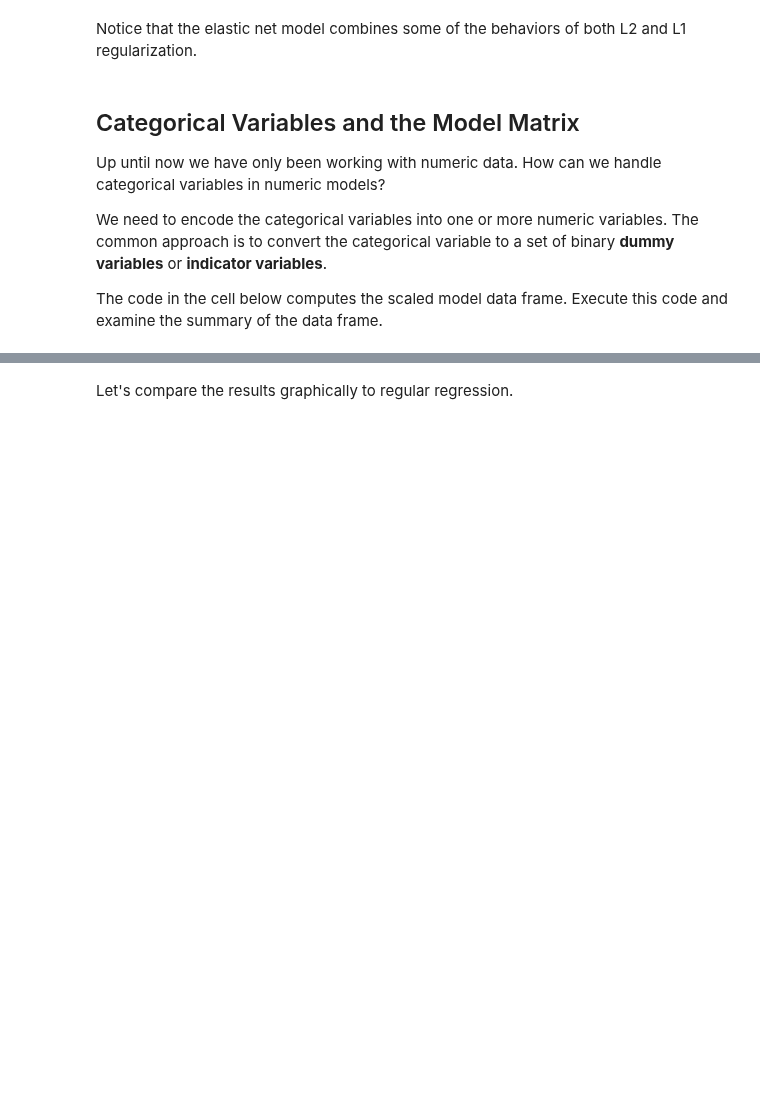
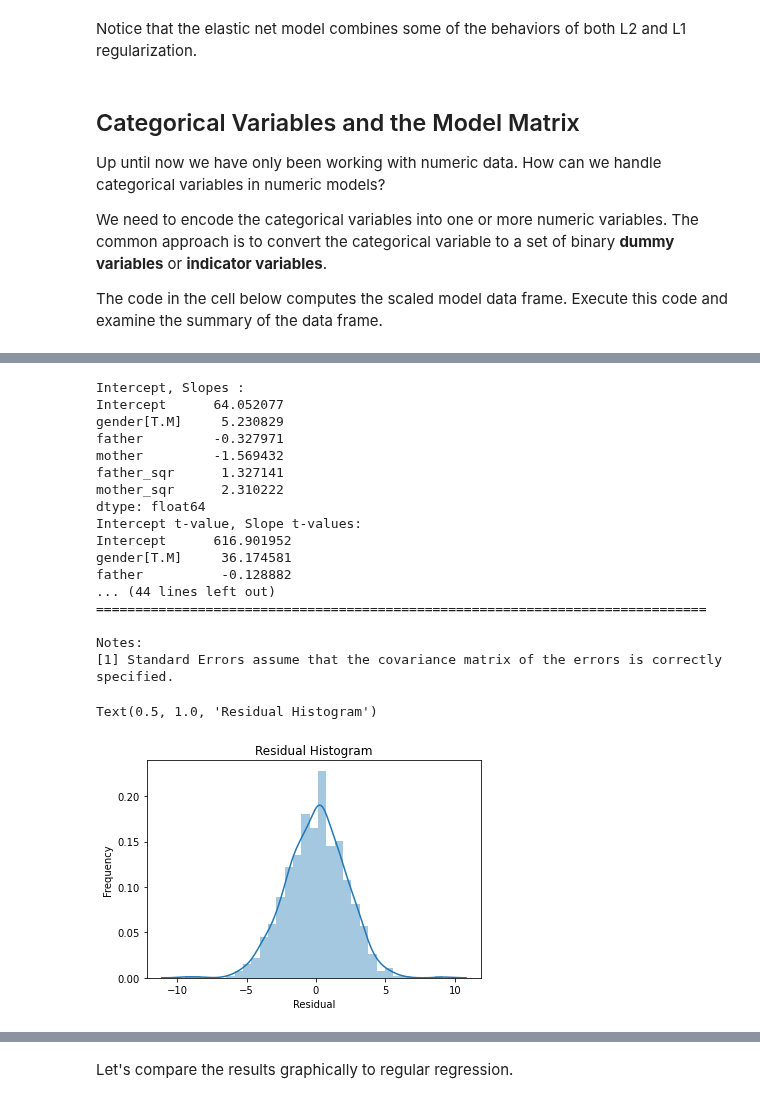
Before and after one commit to anajaved/UW_Data_Science_Cert, a Jupyter notebook: L07-Regression-Part2.ipynb, the cells around one changed output, grey strips where cells are left out. Drawn from its saved outputs; the diff is of its cells as text; code cells hidden in the pictures; blank space fills up the shorter version.

```diff
--- a/L07-Regression-Part2.ipynb
+++ b/L07-Regression-Part2.ipynb
@@ -1683,35 +1767,55 @@ ols_model = sm.ols(formula = 'childHeight ~ father + mother + father_sqr + mothe
 
 results = ols_model.fit()
 n_points = height_df.shape[0]
-y_output = height_df['childHeight'].reshape(n_points, 1)
+y_output = height_df['childHeight'].values.reshape(n_points, 1)
 
 # Get slope (m) and y-intercept (b)
 print('Intercept, Slopes : \n{}'.format(results.params))
 
 # Get the t-values (hypothesis test statistics) for linear regression coefficient hypothesis tests.
 print('Intercept t-value, Slope t-values: \n{}'.format(results.tvalues))
 
 # Get p-values for above t-value statistics
 print('\nHypothesis test summary for each coefficient if they differ from zero:')
 print(results.pvalues)
 
 print('\nSSE, SST, SSR, and RMSE:')
 mean_y = np.mean(y_output)
 sst = np.sum((y_output - mean_y)**2)
 sse = sst - results.ssr
 print('SSE: {}'.format(sse))
 print('SST: {}'.format(sst))
 print('SSR: {}'.format(results.ssr))
 print('RMSE: {}'.format(np.sqrt(results.mse_model)))
 
 # Get most of the linear regression statistics we are interested in:
 print(results.summary())
 
 # Plot a histogram of the residuals
 sns.distplot(results.resid, hist=True)
 plt.xlabel('Residual')
 plt.ylabel('Frequency')
 plt.title('Residual Histogram')
+# %% [output]
+Intercept, Slopes :
+Intercept      64.052077
+gender[T.M]     5.230829
+father         -0.327971
+mother         -1.569432
+father_sqr      1.327141
+mother_sqr      2.310222
+dtype: float64
+Intercept t-value, Slope t-values:
+Intercept      616.901952
+gender[T.M]     36.174581
+father          -0.128882
+... (44 lines left out)
+==============================================================================
+
+Notes:
+[1] Standard Errors assume that the covariance matrix of the errors is correctly specified.
+Text(0.5, 1.0, 'Residual Histogram')
+[figure, added]
 # %% [markdown]
 ------------------
 ## Total Regression
```
Also changed, not shown: parts of 18 cells of this notebook.
